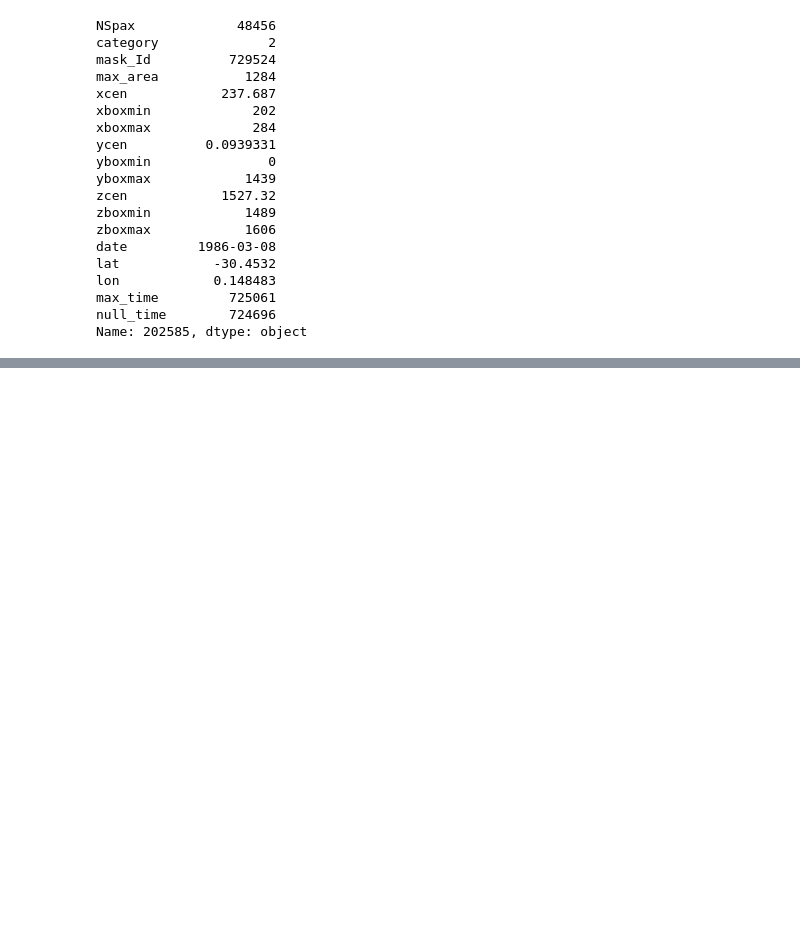
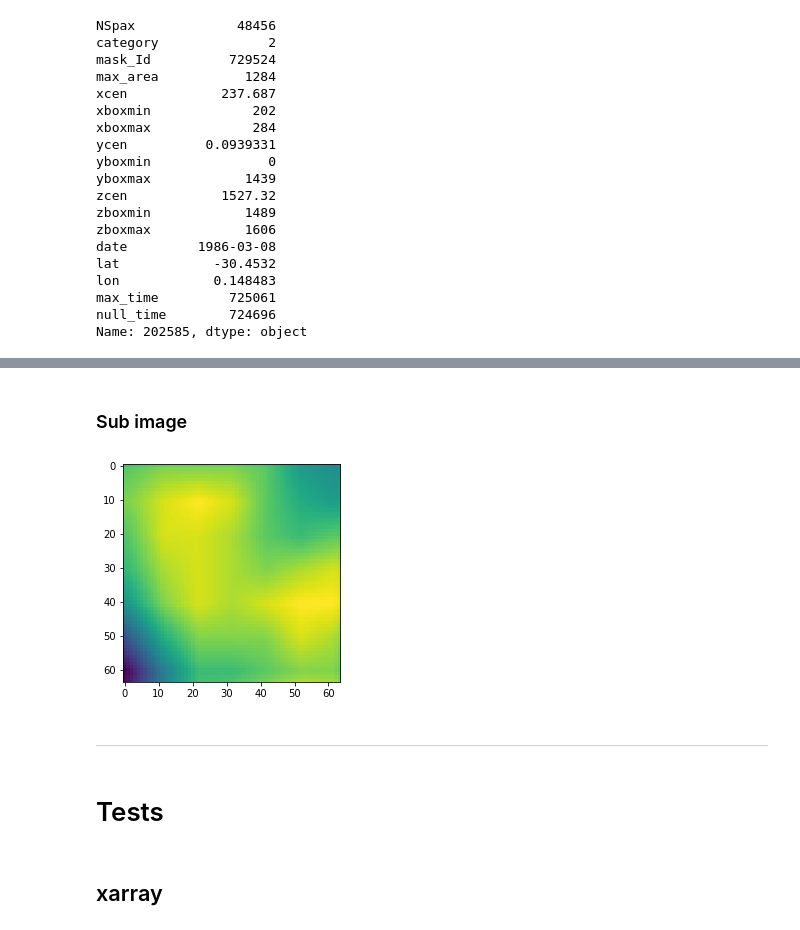
Before and after one commit to profxj/mhw_analysis, a Jupyter notebook: doc/nb/AI_MWH_images2.ipynb, the cells around one changed output, grey strips where cells are left out. Saved outputs shown, nothing was run; the diff lists cells and outputs as text; code cells hidden in the pictures; blank space fills up the shorter version.

Commit message:
refactoring to xarray

```diff
--- a/doc/nb/AI_MWH_images2.ipynb
+++ b/doc/nb/AI_MWH_images2.ipynb
@@ -56,0 +159,8 @@ Name: 202585, dtype: object
+# %%
+idate = datetime.datetime.fromordinal(mhw_sys2.date.toordinal())
+ds = ncep_xr.sel(time=idate)
+# %%
+ds_out = xr.Dataset({'lat': (['lat'], lat[ii-xydim//2:ii+xydim//2]),
+                     'lon': (['lon'], lon[jj-xydim//2:jj+xydim//2]),
+                    }
+                   )
@@ -56,0 +177,3 @@ Name: 202585, dtype: object
+# %%
+regridder = xe.Regridder(ds, ds_out, 'bilinear')
+regridder
@@ -56,0 +190,2 @@ Name: 202585, dtype: object
+# %%
+dr_out = regridder(ds['Z500'])
@@ -56,0 +250,14 @@ Name: 202585, dtype: object
+# %% [markdown]
+### Sub image
+# %%
+plt.clf()
+plt.imshow(dr_out)
+plt.show()
+# %% [output]
+[figure, added]
+# %% [markdown]
+----
+# %% [markdown]
+# Tests
+# %% [markdown]
+## xarray
```
Also changed, not shown: parts of 21 cells of this notebook, 4 other files.
